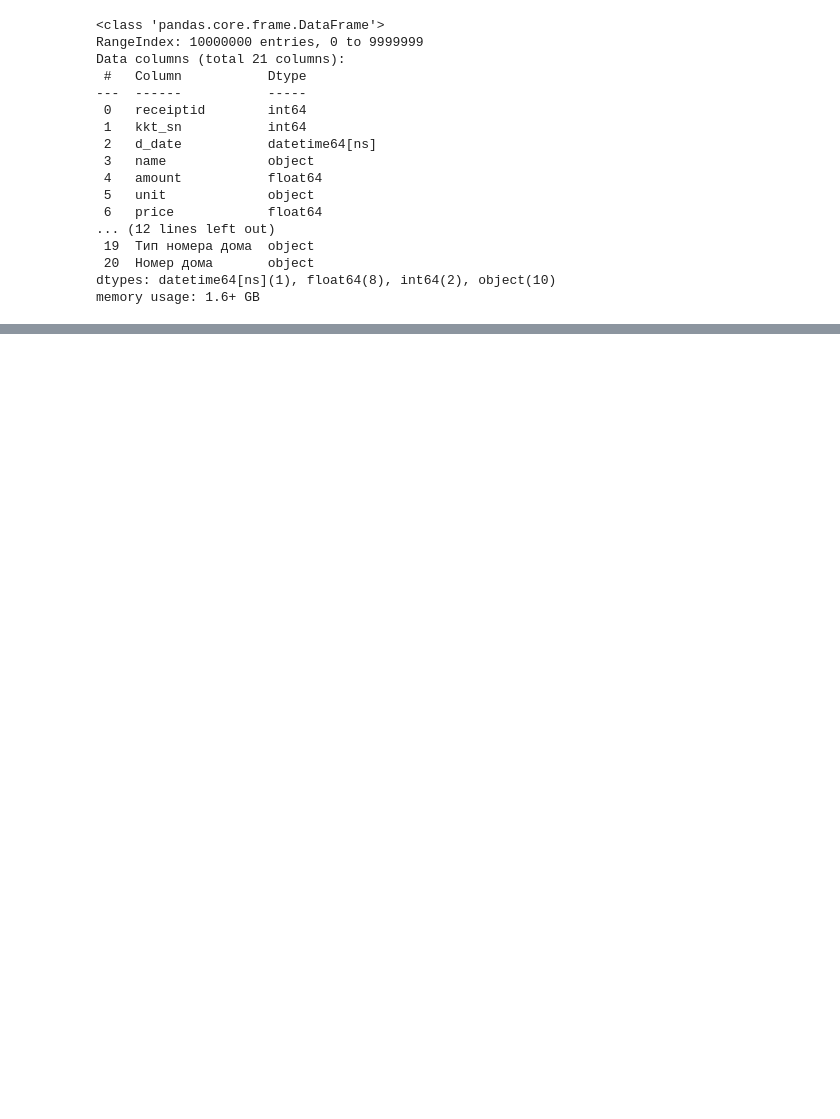
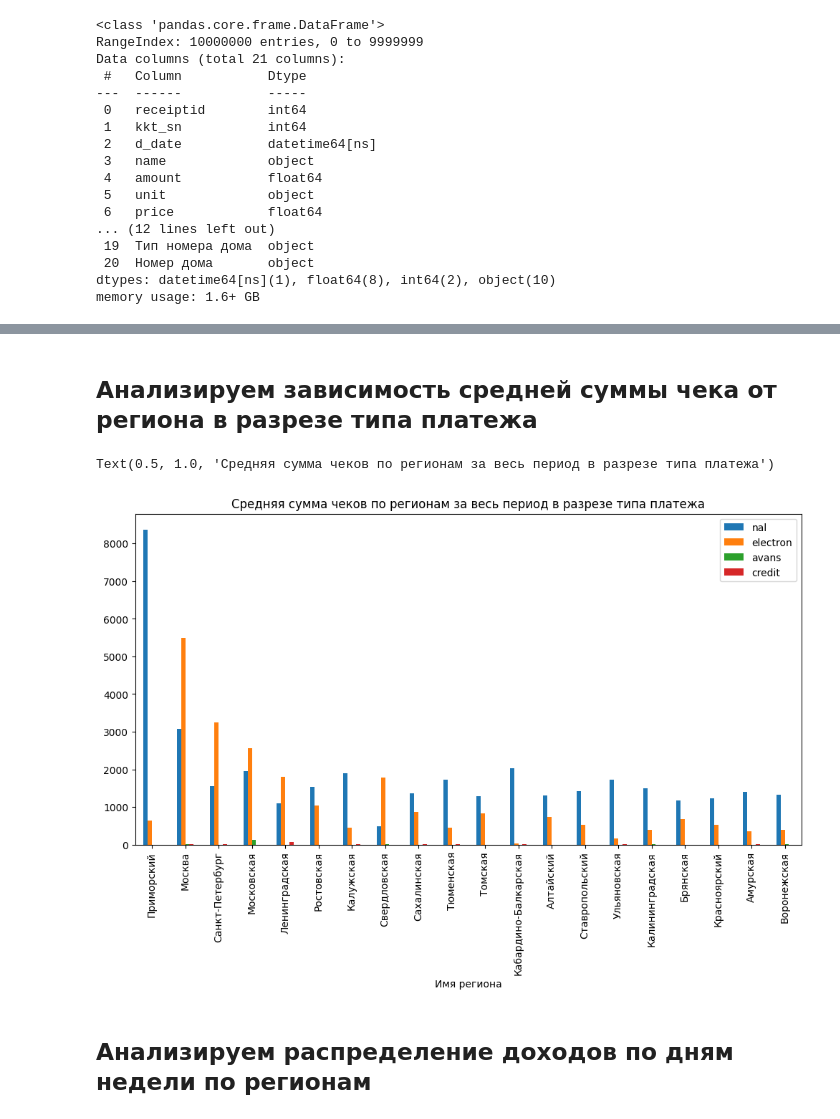
Before and after one commit to EduardLan/test_task_from_predictor, a Jupyter notebook: test_task.ipynb, the cells around one changed output, grey strips where cells are left out. Drawn from its saved outputs; the diff is of its cells as text; code cells hidden in the pictures; blank space fills up the shorter version.

```diff
--- a/test_task.ipynb
+++ b/test_task.ipynb
@@ -77,0 +118,21 @@ memory usage: 1.6+ GB
+# %% [markdown]
+## Анализируем зависимость средней суммы чека от региона в разрезе типа платежа
+# %%
+# Группировка по регионам
+df_pay_type['total'] = df_pay_type[pay_type_cols].sum(axis=1)
+df_pay = (df_pay_type[region_col+pay_type_cols+['total']]
+            .groupby(by=region_col).mean())
+# Оставляем только регионы из списка regions
+df_pay = df_pay.T.loc[:, regions].T
+
+df_pay = df_pay.sort_values(by='total', ascending=False)
+
+# Строим барчарт
+(df_pay[pay_type_cols].iloc[:20]
+    .plot.bar(stacked=False, figsize=(12, 6)))
+plt.title('Средняя сумма чеков по регионам за весь период в разрезе типа платежа')
+# %% [output]
+Text(0.5, 1.0, 'Средняя сумма чеков по регионам за весь период в разрезе типа платежа')
+[figure, added]
+# %% [markdown]
+## Анализируем распределение доходов по дням недели по регионам
```
Also changed, not shown: parts of 16 cells of this notebook, 2 other files.
